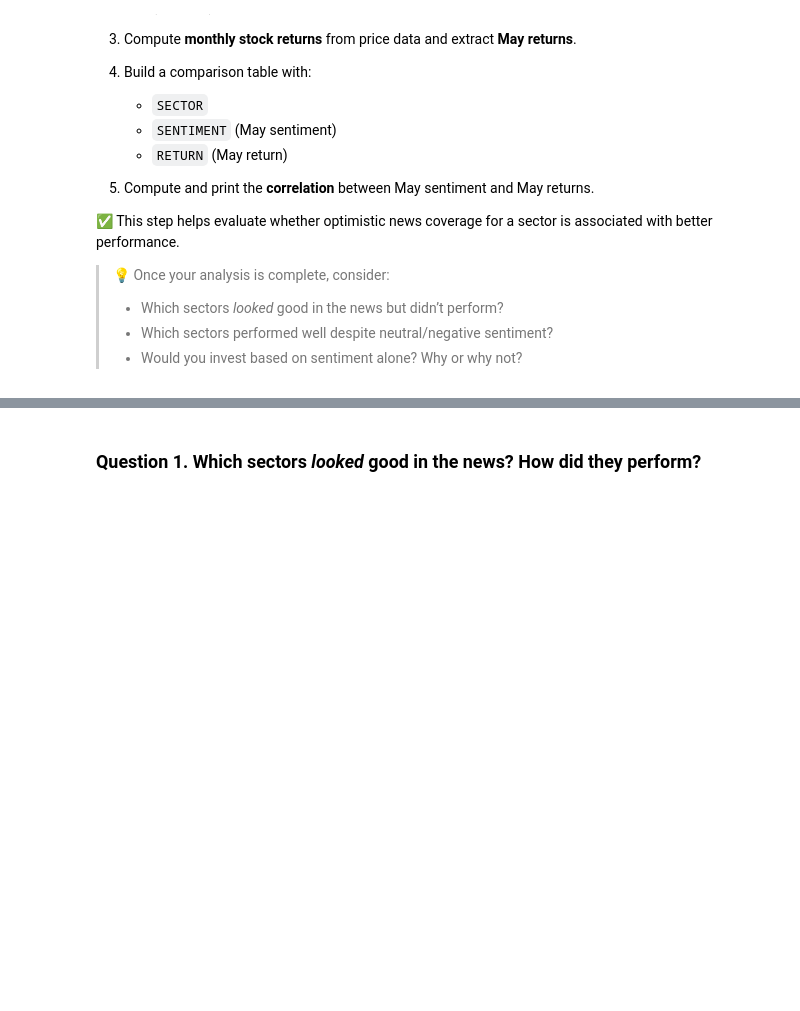
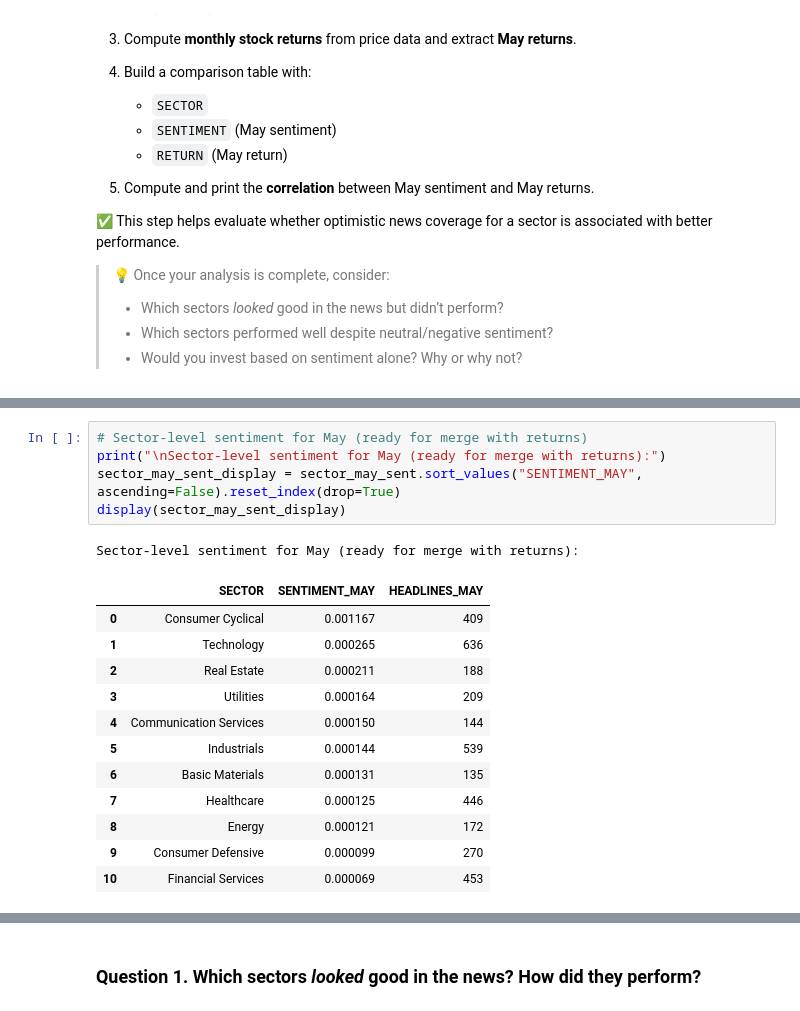
Before and after one commit to LinethDelCarmenGuerraCamarena/FINTECH, a Jupyter notebook: sentiment_nli_LINETH_GUERRA_A01795639.ipynb, the cells around one changed output, grey strips where cells are left out. Drawn from its saved outputs; the diff is of its cells as text; blank space fills up the shorter version.

```diff
--- a/sentiment_nli_LINETH_GUERRA_A01795639.ipynb
+++ b/sentiment_nli_LINETH_GUERRA_A01795639.ipynb
@@ -604,0 +605,19 @@ Correlation between May sentiment and May return: 0.3145
+# %%
+# Sector-level sentiment for May (ready for merge with returns)
+print("\nSector-level sentiment for May (ready for merge with returns):")
+sector_may_sent_display = sector_may_sent.sort_values("SENTIMENT_MAY", ascending=False).reset_index(drop=True)
+display(sector_may_sent_display)
+# %% [output]
+Sector-level sentiment for May (ready for merge with returns):
+|  | SECTOR | SENTIMENT_MAY | HEADLINES_MAY |
+| 0 | Consumer Cyclical | 0.001167 | 409 |
+| 1 | Technology | 0.000265 | 636 |
+| 2 | Real Estate | 0.000211 | 188 |
+| 3 | Utilities | 0.000164 | 209 |
+| 4 | Communication Services | 0.000150 | 144 |
+| 5 | Industrials | 0.000144 | 539 |
+| 6 | Basic Materials | 0.000131 | 135 |
+| 7 | Healthcare | 0.000125 | 446 |
+| 8 | Energy | 0.000121 | 172 |
+| 9 | Consumer Defensive | 0.000099 | 270 |
+| 10 | Financial Services | 0.000069 | 453 |
```
Also changed, not shown: parts of 9 cells of this notebook.
